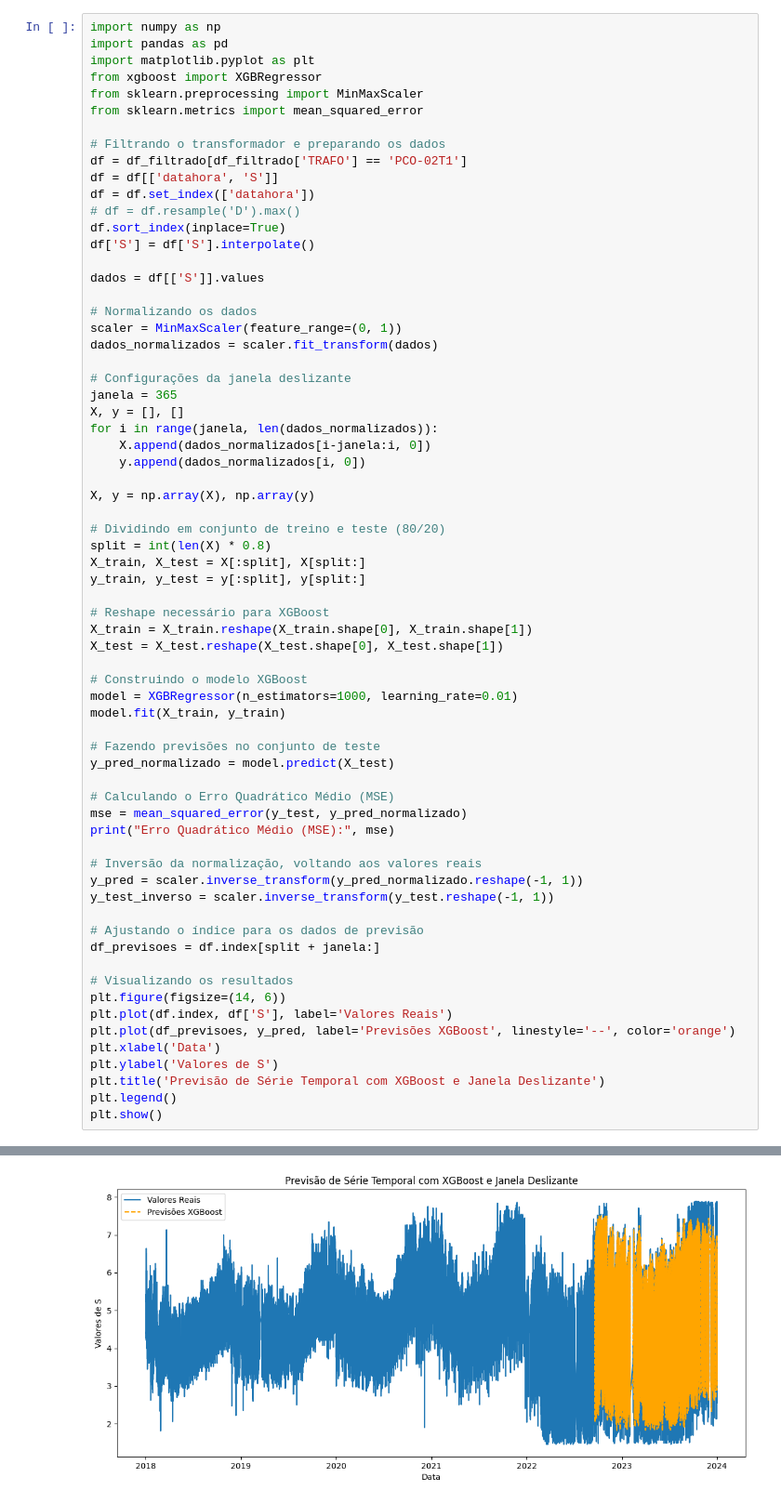
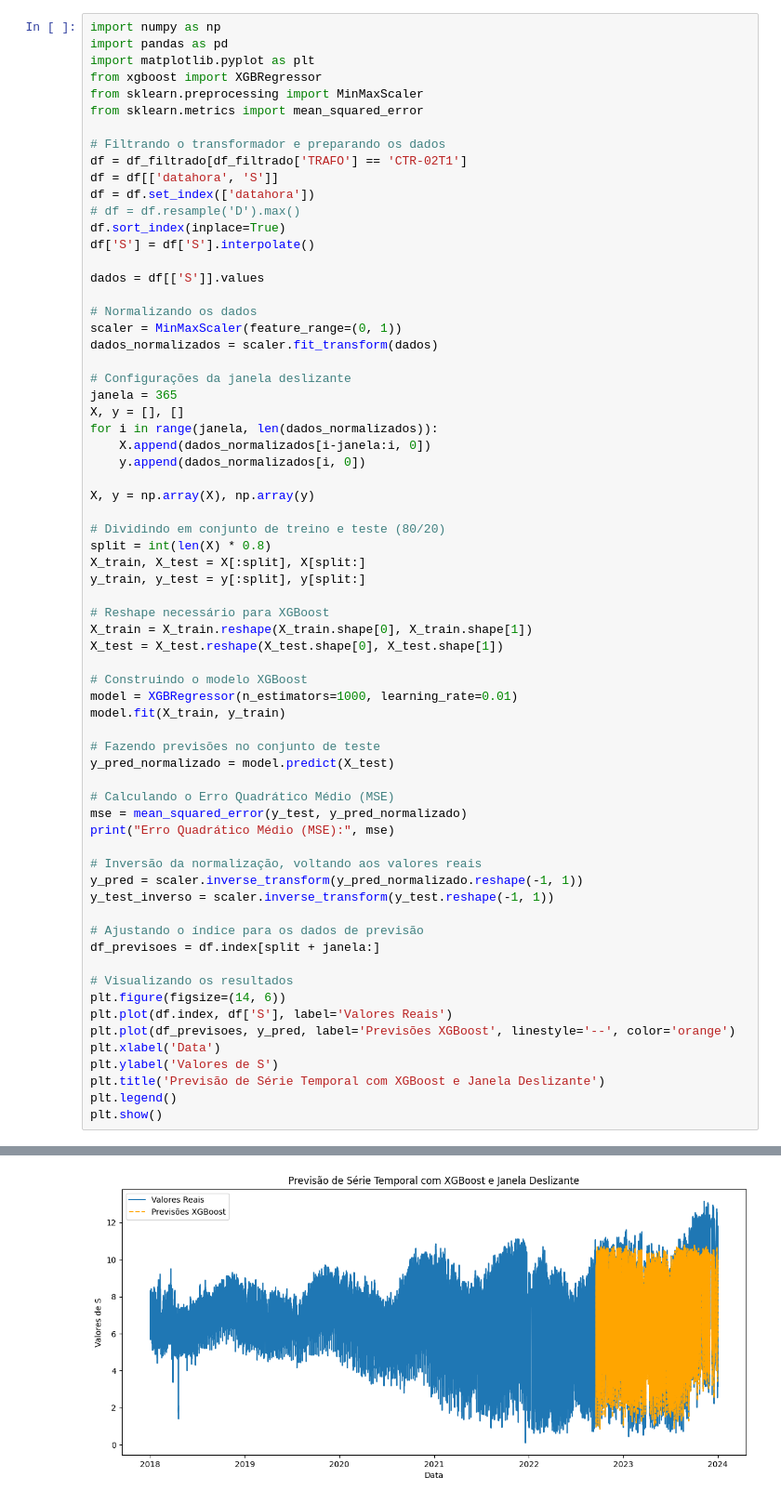
Before and after one commit to ruanvirginio/scriptsMestrado, a Jupyter notebook: transformaBaseST.ipynb, the cells around one changed output, grey strips where cells are left out. Shown at 93% size. Drawn from its saved outputs; the diff is of its cells as text.

```diff
--- a/transformaBaseST.ipynb
+++ b/transformaBaseST.ipynb
@@ -210,7 +251,7 @@ from sklearn.preprocessing import MinMaxScaler
 from sklearn.metrics import mean_squared_error
 
 # Filtrando o transformador e preparando os dados
-df = df_filtrado[df_filtrado['TRAFO'] == 'PCO-02T1']
+df = df_filtrado[df_filtrado['TRAFO'] == 'CTR-02T1']
 df = df[['datahora', 'S']]
 df = df.set_index(['datahora'])
 # df = df.resample('D').max()
@@ -273 +314 @@ Erro Quadrático Médio (MSE): 0.00996537430255731
-[figure, old version]
+[figure, new version]
```
Also changed, not shown: parts of 6 cells of this notebook.
